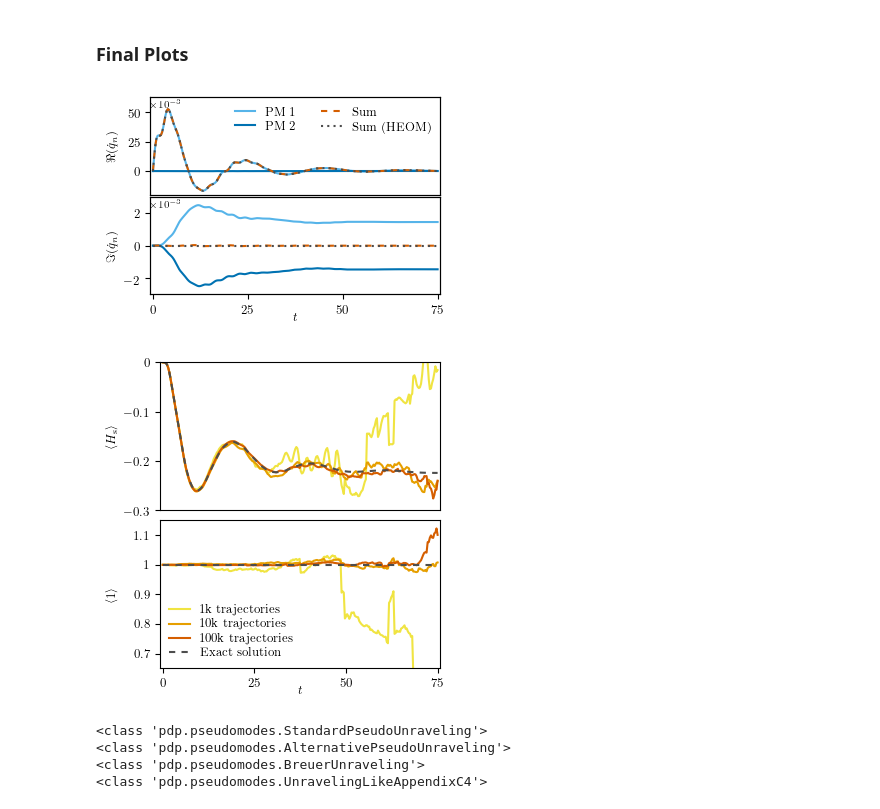
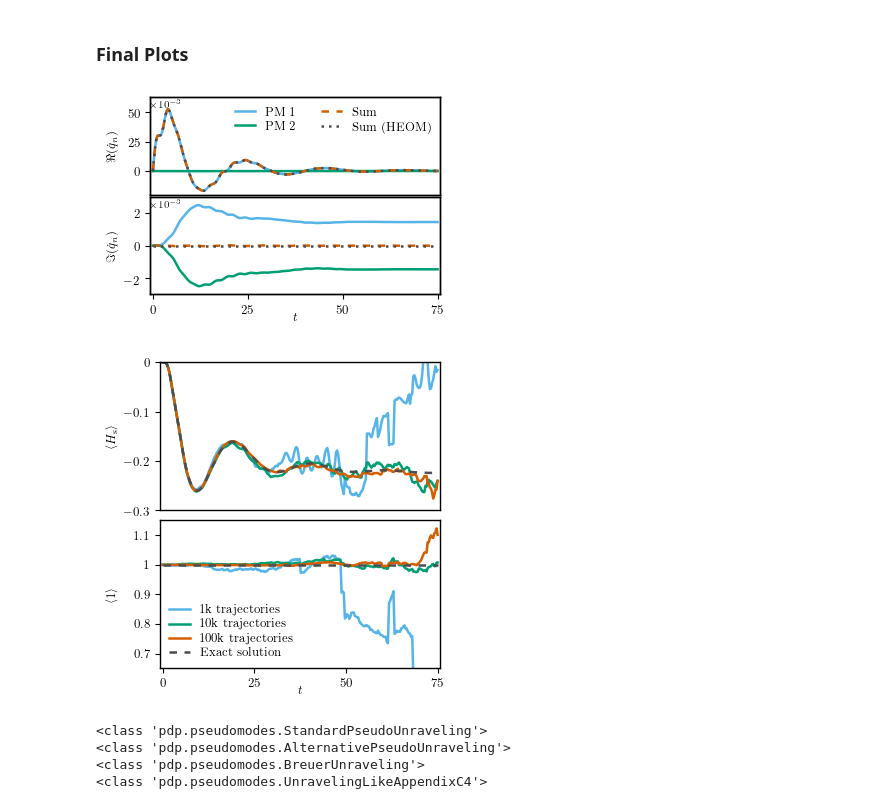
Before and after one commit to pmenczel/Pseudomode-Examples, a Jupyter notebook: example1.ipynb, the cells around one changed output. Saved outputs shown, nothing was run; the diff lists cells and outputs as text; code cells hidden in the pictures.

```diff
--- a/example1.ipynb
+++ b/example1.ipynb
@@ -136,7 +136,7 @@ from mpl_setup import *  # noqa: E402, F403
 fig, axes = plt.subplots(nrows=2, ncols=1)
 
 axes[0].plot(example1.TLIST, np.real(mesol.expect[1]), color=SKY_BLUE, label=r'PM 1')
-axes[0].plot(example1.TLIST, np.real(mesol.expect[2]), color=BLUE, label=r'PM 2')
+axes[0].plot(example1.TLIST, np.real(mesol.expect[2]), color=GREEN, label=r'PM 2')
 axes[0].plot(example1.TLIST, np.real(mesol.expect[1]) + np.real(mesol.expect[2]), '--', color=VERMILLION, label=r'Sum')
 axes[0].plot(example1.TLIST, np.real(heomsol.expect[1]), ':', color=GRAY, label=r'Sum (HEOM)')
 
@@ -155,7 +155,7 @@ top_axis.set_xlabel(r'\scriptsize $\times 10^{-3}$', labelpad=-7, loc='left')
 top_axis.set_xticks([])
 
 axes[1].plot(example1.TLIST, np.imag(mesol.expect[1]), color=SKY_BLUE, label=r'PM 1')
-axes[1].plot(example1.TLIST, np.imag(mesol.expect[2]), color=BLUE, label=r'PM 2')
+axes[1].plot(example1.TLIST, np.imag(mesol.expect[2]), color=GREEN, label=r'PM 2')
 axes[1].plot(example1.TLIST, np.imag(mesol.expect[1]) + np.imag(mesol.expect[2]), '--', color=VERMILLION, label=r'Sum')
 axes[1].plot(example1.TLIST, np.zeros_like(example1.TLIST), ':', color=GRAY, label=r'Sum (HEOM)')
 
@@ -176,7 +176,7 @@ fig.align_ylabels()
 plt.savefig('../ex1_heat_currents.pdf')
 plt.show()
 # %% [output]
-[figure, old version]
+[figure, new version]
 # %%
 results = {
     pdp.StandardPseudoUnraveling: [],
@@ -198,40 +198,40 @@ result100k = sum(results[pdp.StandardPseudoUnraveling][10:100], result10k)
 square_size = [matplotlib.rcParams['figure.figsize'][0]] * 2
 fig, axes = plt.subplots(nrows=2, ncols=1, figsize=square_size)
 
-axes[0].plot(example1.TLIST, np.real(result1k.average_expect[0]), color=YELLOW, label=r'1k')
-axes[0].plot(example1.TLIST, np.real(result10k.average_expect[0]), color=ORANGE, label=r'10k')
+axes[0].plot(example1.TLIST, np.real(result1k.average_expect[0]), color=SKY_BLUE, label=r'1k')
+axes[0].plot(example1.TLIST, np.real(result10k.average_expect[0]), color=GREEN, label=r'10k')
 axes[0].plot(example1.TLIST, np.real(result100k.average_expect[0]), color=VERMILLION, label=r'100k')
 axes[0].plot(example1.TLIST, heomsol.expect[0], '--', color=GRAY, label=r'Exact')
 
 axes[0].set_xlim((-.75, 75.75))
 axes[0].set_xlabel(None)
 axes[0].set_xticks([])
 
 axes[0].set_ylim((-0.3, 0))
 axes[0].set_ylabel(r'$\langle H_{\textrm{s}} \rangle$')
 axes[0].set_yticks(ticks=[-.3, -.2, -.1, 0], labels=[r'$-0.3$', r'$-0.2$', r'$-0.1$', r'$0$'])
 
-axes[1].plot(example1.TLIST, np.real(result1k.average_expect[1]), color=YELLOW, label=r'1k trajectories')
-axes[1].plot(example1.TLIST, np.real(result10k.average_expect[1]), color=ORANGE, label=r'10k trajectories')
+axes[1].plot(example1.TLIST, np.real(result1k.average_expect[1]), color=SKY_BLUE, label=r'1k trajectories')
+axes[1].plot(example1.TLIST, np.real(result10k.average_expect[1]), color=GREEN, label=r'10k trajectories')
 axes[1].plot(example1.TLIST, np.real(result100k.average_expect[1]), color=VERMILLION, label=r'100k trajectories')
 axes[1].plot(example1.TLIST, np.ones_like(example1.TLIST), '--', color=GRAY, label=r'Exact solution')
 
 axes[1].set_xlim((-.75, 75.75))
 axes[1].set_xlabel(r'$t$', labelpad=-3)
 axes[1].set_xticks([0, 25, 50, 75], labels=[r'$0$', r'$25$', r'$50$', r'$75$'])
 
 axes[1].set_ylim((0.65, 1.15))
 axes[1].set_ylabel(r'$\langle 1 \rangle$')
 axes[1].set_yticks([0.7, 0.8, 0.9, 1, 1.1], labels=[r'$0.7$', r'$0.8$', r'$0.9$', r'$1$', r'$1.1$'])
 
 axes[1].legend(loc='lower left', ncols=1)
 
 fig.align_ylabels()
 
 plt.savefig('../ex1_trajectories.pdf')
 plt.show()
 # %% [output]
-[figure, old version]
+[figure, new version]
 # %%
 THRESHOLD = 1e-2
 
```
Also changed, not shown: parts of 1 cell of this notebook, 2 other files.
